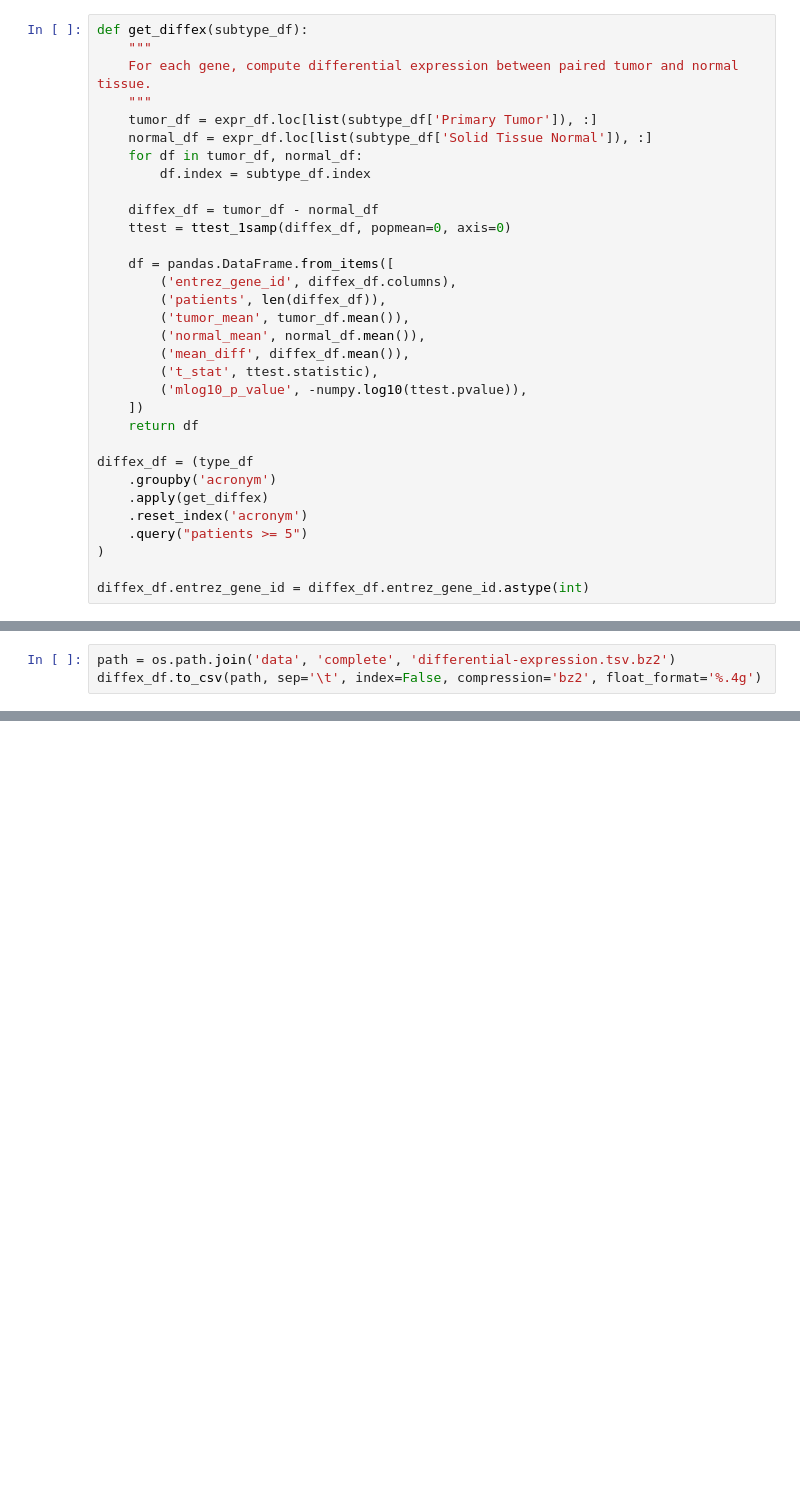
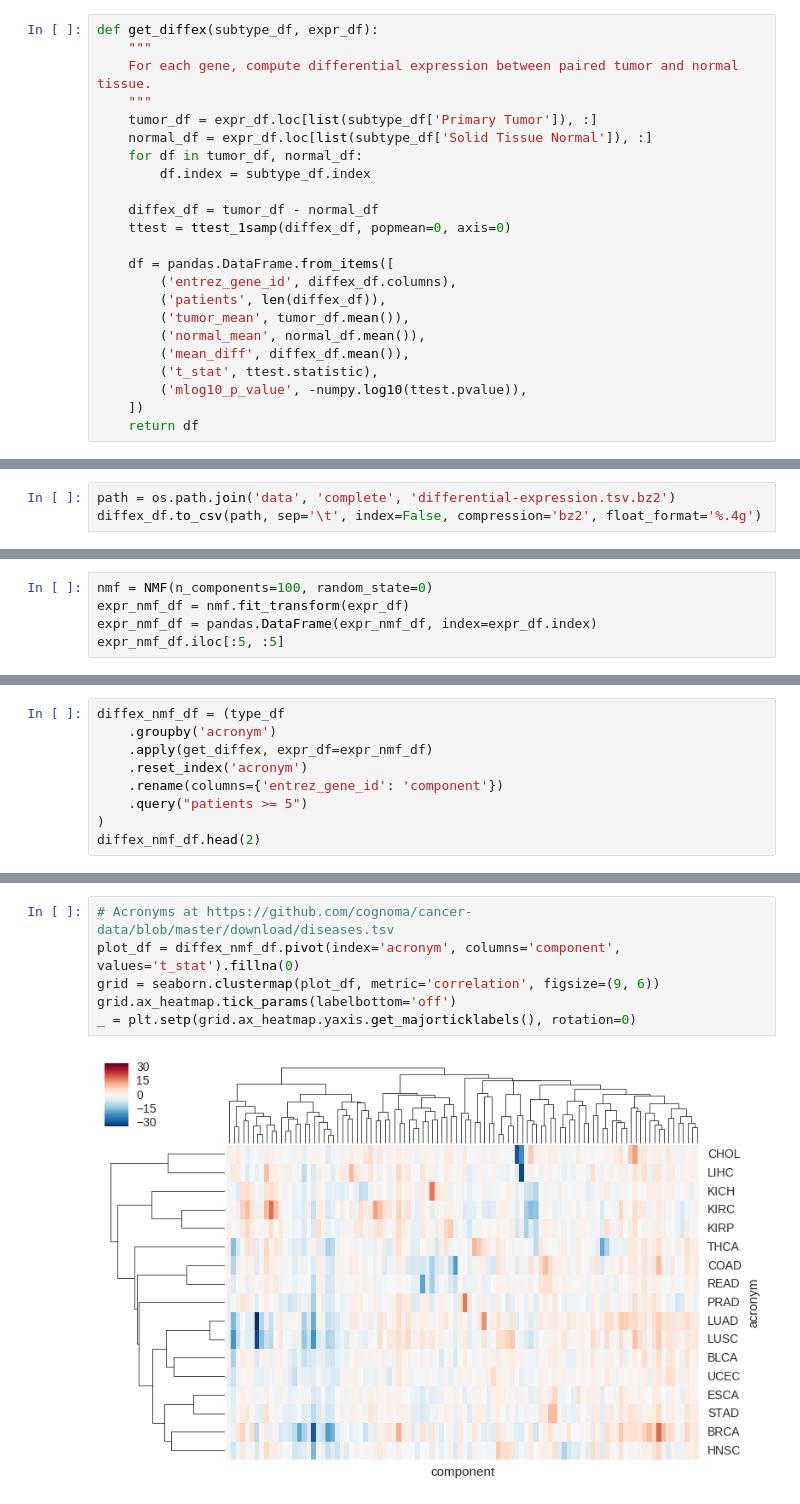
Before and after one commit to cognoma/cancer-data, a Jupyter notebook: 5.differential-expression.ipynb, the cells around one changed output, grey strips where cells are left out. Cells and saved outputs as stored; diff of their text form; blank space fills up the shorter version.

Commit message:
Plot disease by NMF component

```diff
--- a/5.differential-expression.ipynb
+++ b/5.differential-expression.ipynb
@@ -36,7 +36,7 @@ type_df.head(2)
 | 0 | TCGA-22-4593 | TCGA-22-4593-01 | TCGA-22-4593-11 | LUSC |
 | 1 | TCGA-22-4609 | TCGA-22-4609-01 | TCGA-22-4609-11 | LUSC |
 # %%
-def get_diffex(subtype_df):
+def get_diffex(subtype_df, expr_df):
     """
     For each gene, compute differential expression between paired tumor and normal tissue.
     """
@@ -58,12 +58,3 @@ def get_diffex(subtype_df):
         ('mlog10_p_value', -numpy.log10(ttest.pvalue)),
     ])
     return df
-
-diffex_df = (type_df
-    .groupby('acronym')
-    .apply(get_diffex)
-    .reset_index('acronym')
-    .query("patients >= 5")
-)
-
-diffex_df.entrez_gene_id = diffex_df.entrez_gene_id.astype(int)
@@ -90,0 +128,5 @@ diffex_df.to_csv(path, sep='\t', index=False, compression='bz2', float_format='%
+# %%
+nmf = NMF(n_components=100, random_state=0)
+expr_nmf_df = nmf.fit_transform(expr_df)
+expr_nmf_df = pandas.DataFrame(expr_nmf_df, index=expr_df.index)
+expr_nmf_df.iloc[:5, :5]
@@ -90,0 +141,9 @@ diffex_df.to_csv(path, sep='\t', index=False, compression='bz2', float_format='%
+# %%
+diffex_nmf_df = (type_df
+    .groupby('acronym')
+    .apply(get_diffex, expr_df=expr_nmf_df)
+    .reset_index('acronym')
+    .rename(columns={'entrez_gene_id': 'component'})
+    .query("patients >= 5")
+)
+diffex_nmf_df.head(2)
@@ -90,0 +154,8 @@ diffex_df.to_csv(path, sep='\t', index=False, compression='bz2', float_format='%
+# %%
+# Acronyms at https://github.com/cognoma/cancer-data/blob/master/download/diseases.tsv
+plot_df = diffex_nmf_df.pivot(index='acronym', columns='component', values='t_stat').fillna(0)
+grid = seaborn.clustermap(plot_df, metric='correlation', figsize=(9, 6))
+grid.ax_heatmap.tick_params(labelbottom='off')
+_ = plt.setp(grid.ax_heatmap.yaxis.get_majorticklabels(), rotation=0)
+# %% [output]
+[figure, added]
```
Also changed, not shown: parts of 6 cells of this notebook, 1 other file.
